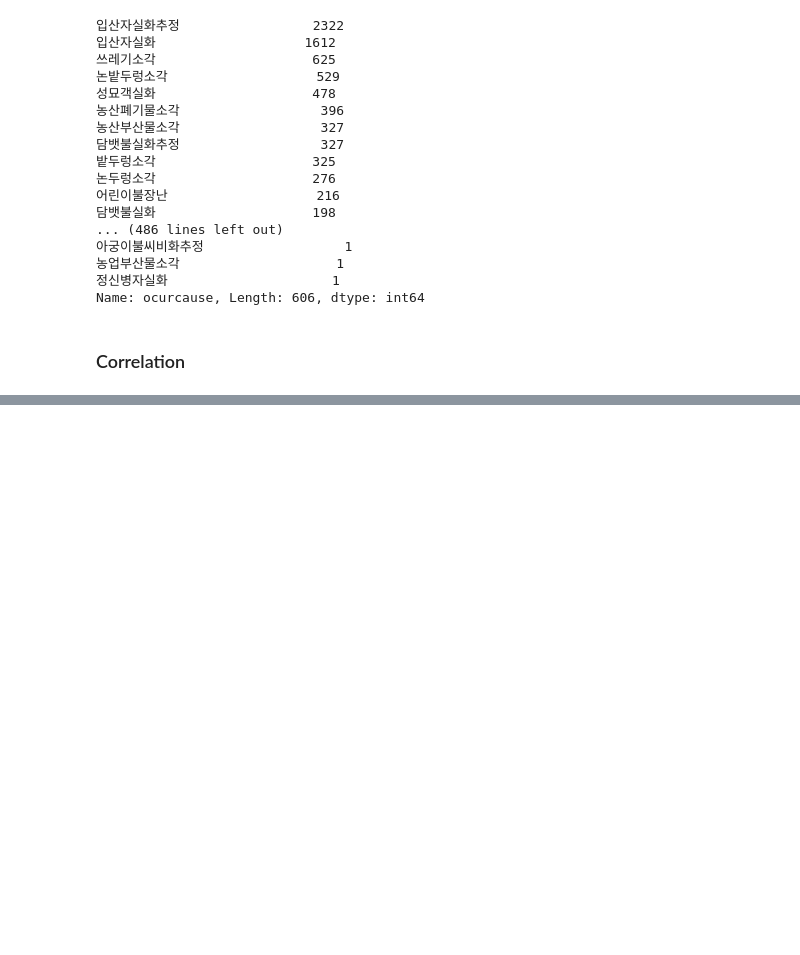
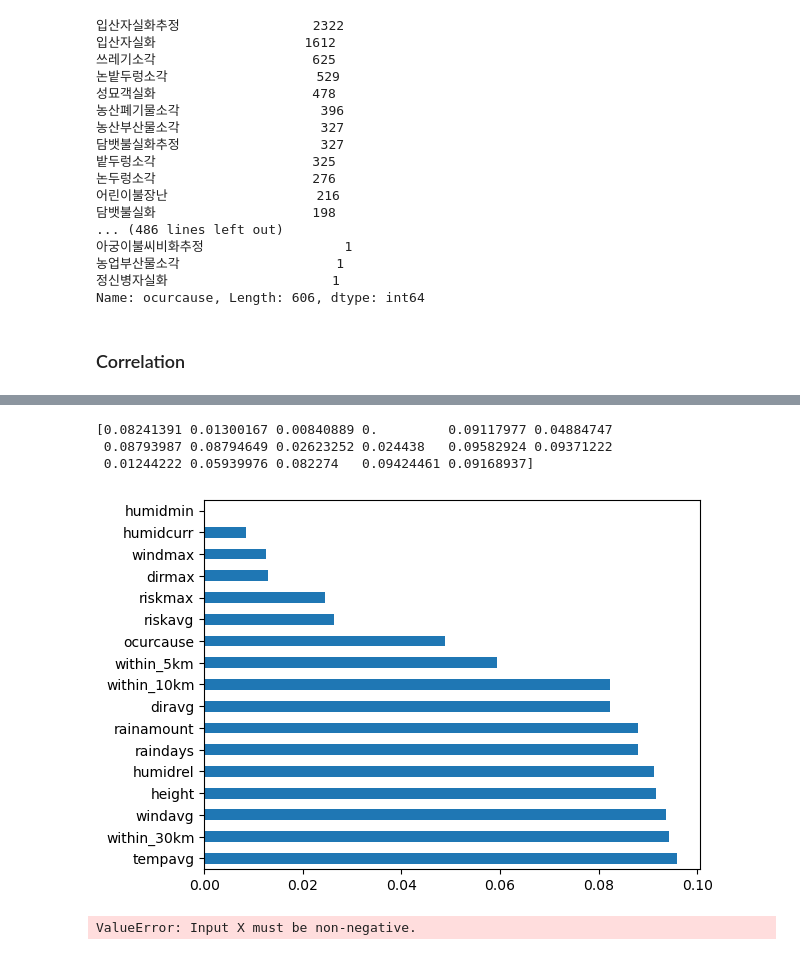
Before and after one commit to Jaezic/23_Data_Science, a Jupyter notebook: dataset/preprocess/feature_engineering.ipynb, the cells around one changed output, grey strips where cells are left out. Drawn from its saved outputs; the diff is of its cells as text; code cells hidden in the pictures; blank space fills up the shorter version.

```diff
--- a/dataset/preprocess/feature_engineering.ipynb
+++ b/dataset/preprocess/feature_engineering.ipynb
@@ -91,0 +146,41 @@ plt.show()
+# %%
+from sklearn.ensemble import ExtraTreesClassifier
+
+data = pd.read_csv("../preprocessed.csv", encoding='utf-8')
+X = data.drop('scale_damage', axis=1)
+y = data['scale_damage'] #target column, i.e., price range
+
+model = ExtraTreesClassifier()
+model.fit(X,y)
+
+print(model.feature_importances_)
+
+feat_importances = pd.Series(model.feature_importances_, index = X.columns)
+feat_importances.nlargest(50).plot(kind='barh')
+
+plt.show()
+# %% [output]
+[0.08241391 0.01300167 0.00840889 0.         0.09117977 0.04884747
+ 0.08793987 0.08794649 0.02623252 0.024438   0.09582924 0.09371222
+ 0.01244222 0.05939976 0.082274   0.09424461 0.09168937]
+[figure, added]
+# %%
+data = pd.read_csv("../preprocessed.csv", encoding='utf-8')
+X = data.drop('scale_damage', axis=1)
+y = data['scale_damage'] #target column, i.e., price range
+
+from sklearn.feature_selection import SelectKBest
+from sklearn.feature_selection import chi2
+
+bestfeatures = SelectKBest(score_func=chi2, k=10)
+fit = bestfeatures.fit(X,y)
+
+dfcolumns = pd.DataFrame(X.columns)
+dfscores = pd.DataFrame(fit.scores_)
+
+featureScores = pd.concat([dfcolumns,dfscores],axis=1)
+featureScores.columns = ['Specs','Score']  #naming the dataframe columns
+
+print(featureScores.nlargest(10,'Score'))  #print 10 best features
+# %% [output]
+ValueError: Input X must be non-negative.
```
Also changed, not shown: parts of 3 cells of this notebook, 28 other files.
